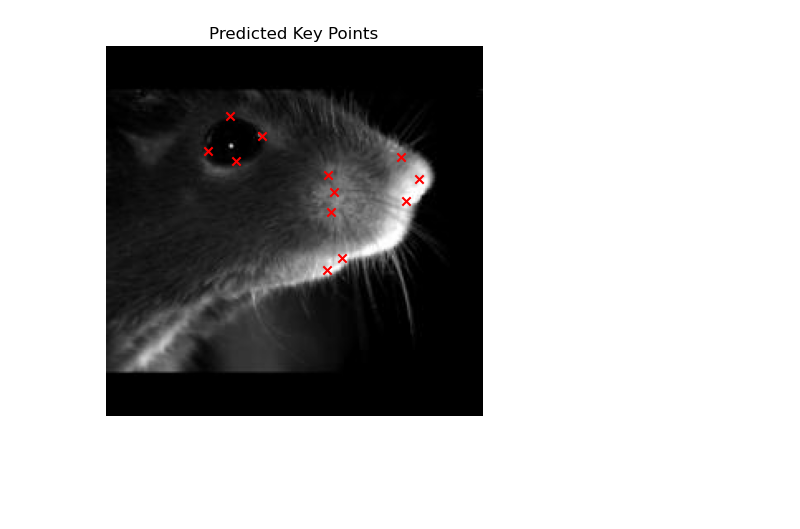
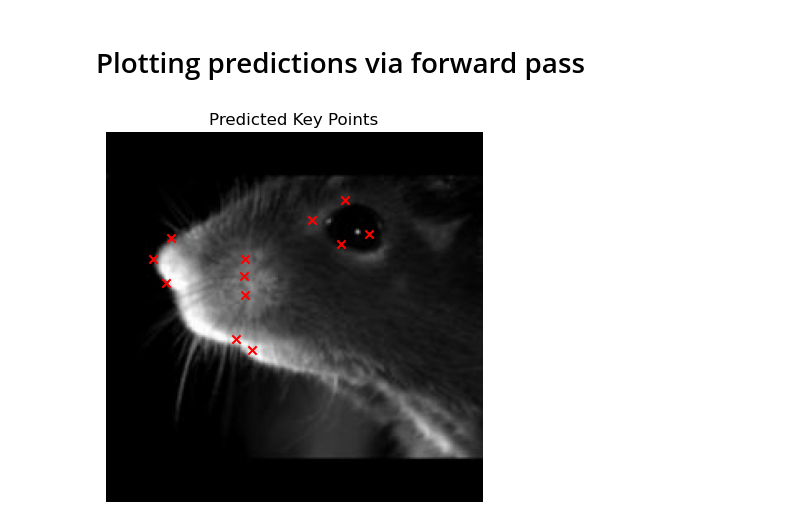
Before and after one commit to AnnaStuckert/ViT_facemap, a Jupyter notebook: ResNet50/Execution_notebook.ipynb, the cells around one changed output. Saved outputs shown, nothing was run; the diff lists cells and outputs as text; code cells hidden in the pictures; blank space fills up the shorter version.

```diff
--- a/ResNet50/Execution_notebook.ipynb
+++ b/ResNet50/Execution_notebook.ipynb
@@ -131,3 +135,5 @@ KeyboardInterrupt:
+# %% [markdown]
+# Plotting predictions via forward pass
 # %%
 import torch
 from torchvision import transforms
@@ -153,32 +159,43 @@ def preprocess_image(image_path):
 
 # Function to visualize predictions
 def visualize_predictions(image_path, keypoints):
     # Load and display the original image
     original_image = Image.open(image_path)
     plt.imshow(original_image)
 
     # Convert keypoints to a numpy array and plot them
     x_coords = keypoints[0::2]
     y_coords = keypoints[1::2]
     plt.scatter(x_coords, y_coords, c='red', marker='x')
     plt.title('Predicted Key Points')
     plt.axis('off')
     plt.show()
 
 # Path to the image you want to predict key points for
-image_path = '/Users/annastuckert/Documents/GitHub/ViT_facemap/ViT-pytorch/projects/Facemap/data/test/augmented_data/cam1_G7c1_1_img0703_flip_rescale_augmented.jpg'  # Change to your image path
+# Base path for your project
+base_path = os.path.expanduser('~/Documents/GitHub/ViT_facemap/ViT-pytorch/projects/Facemap/data')
+
+# Directory containing the images
+image_folder = os.path.join(base_path, 'test', 'augmented_data')
+
+# Get the first image in the folder
+image_files = [f for f in os.listdir(image_folder) if f.endswith('.jpg') or f.endswith('.png')]
+if not image_files:
+    raise ValueError("No images found in the specified folder.")
+image_path = os.path.join(image_folder, image_files[0])
+
 
 # Preprocess the image
 input_image = preprocess_image(image_path)
 
 # Perform a forward pass to get predictions
 with torch.no_grad():
     predicted_keypoints = model(input_image)
 
 # Convert predictions to numpy array and detach from the graph
 predicted_keypoints = predicted_keypoints.squeeze().numpy()
 
 # Visualize the predicted key points
 visualize_predictions(image_path, predicted_keypoints)
 # %% [output]
-[figure, old version]
+[figure, new version]
```
Also changed, not shown: parts of 13 cells of this notebook.
